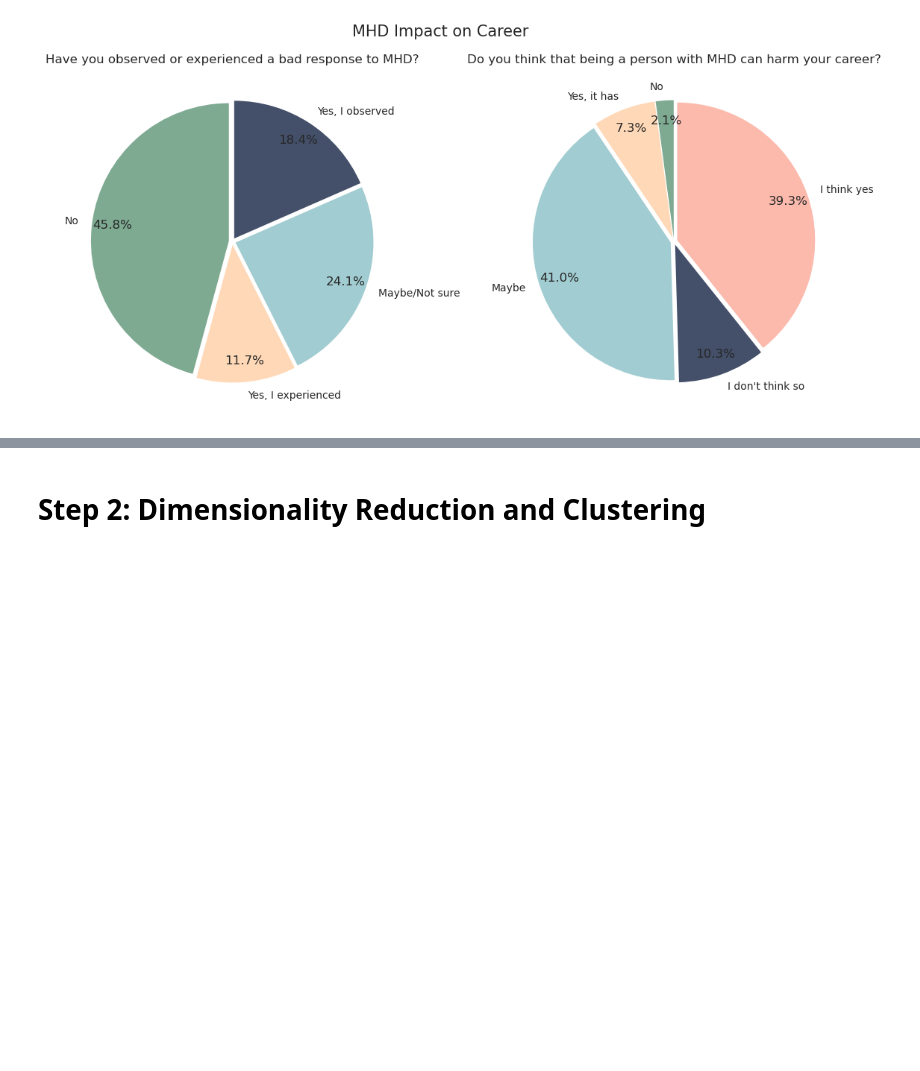
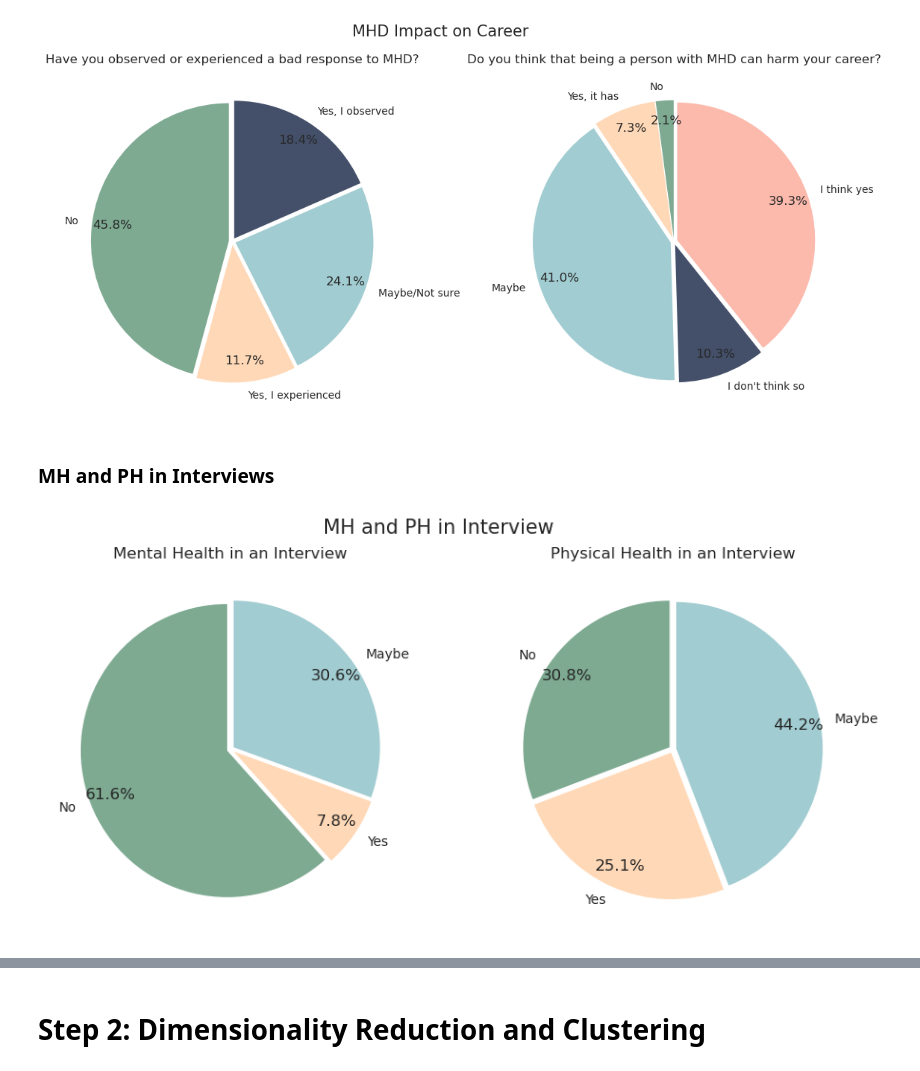
Before and after one commit to gulomovazukhrakhon/kaggle, a Jupyter notebook: mental-health-in-tech.ipynb, the cells around one changed output, grey strips where cells are left out. Drawn from its saved outputs; the diff is of its cells as text; code cells hidden in the pictures; blank space fills up the shorter version.

Commit message:
Kaggle Notebook | mental-health-in-tech | Version 20

```diff
--- a/mental-health-in-tech.ipynb
+++ b/mental-health-in-tech.ipynb
@@ -661,3 +747,40 @@ plt.title("Have you observed or experienced a bad response to MHD?")
 plt.show()
 # %% [output]
 [figure]
+# %% [markdown]
+### MH and PH in Interviews
+# %%
+# First Pie: PH in Interview
+labels = ['No', 'Yes', 'Maybe']
+
+no_mhd = imputed_df[imputed_df['PH in Interview'] == "No"].shape[0]
+yes_mhd = imputed_df[imputed_df['PH in Interview'] == "Yes"].shape[0]
+maybe_mhd = imputed_df[imputed_df['PH in Interview'] == "Maybe"].shape[0]
+
+sizes = [no_mhd, yes_mhd, maybe_mhd]
+colors = ["#7EAA92", "#FFD9B7", "#A1CCD1"]
+explode = (0.025, 0.025, 0.025)
+
+plt.figure(figsize=(11, 5))
+plt.suptitle('MH and PH in Interview', fontsize=15)
+plt.subplot(1, 2, 2)
+
+plt.pie(sizes, colors=colors, labels=labels, autopct='%1.1f%%', startangle=90, pctdistance=0.85, explode=explode)
+plt.title("Physical Health in an Interview")
+
+# Second Pie: MH in Interview
+
+no_mhd_2 = imputed_df[imputed_df['MH in Interview'] == "No"].shape[0]
+yes_mhd_2 = imputed_df[imputed_df['MH in Interview'] == "Yes"].shape[0]
+maybe_mhd_2 = imputed_df[imputed_df['MH in Interview'] == "Maybe"].shape[0]
+
+sizes_2 = [no_mhd_2, yes_mhd_2, maybe_mhd_2]
+
+plt.subplot(1, 2, 1)
+plt.pie(sizes_2, colors=colors, labels=labels, autopct='%1.1f%%', startangle=90, pctdistance=0.85, explode=explode)
+
+plt.title("Mental Health in an Interview")
+
+plt.show()
+# %% [output]
+[figure, added]
```
Also changed, not shown: parts of 15 cells of this notebook.
